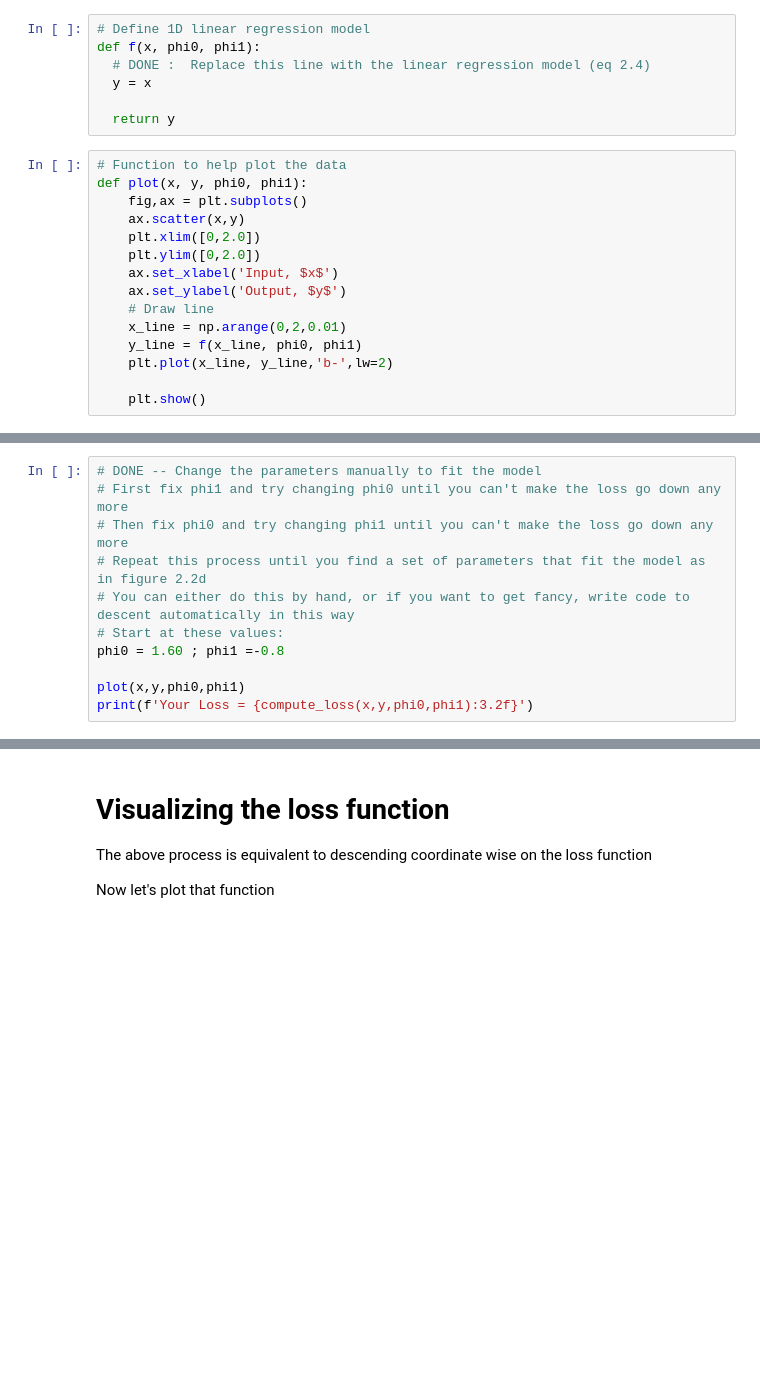
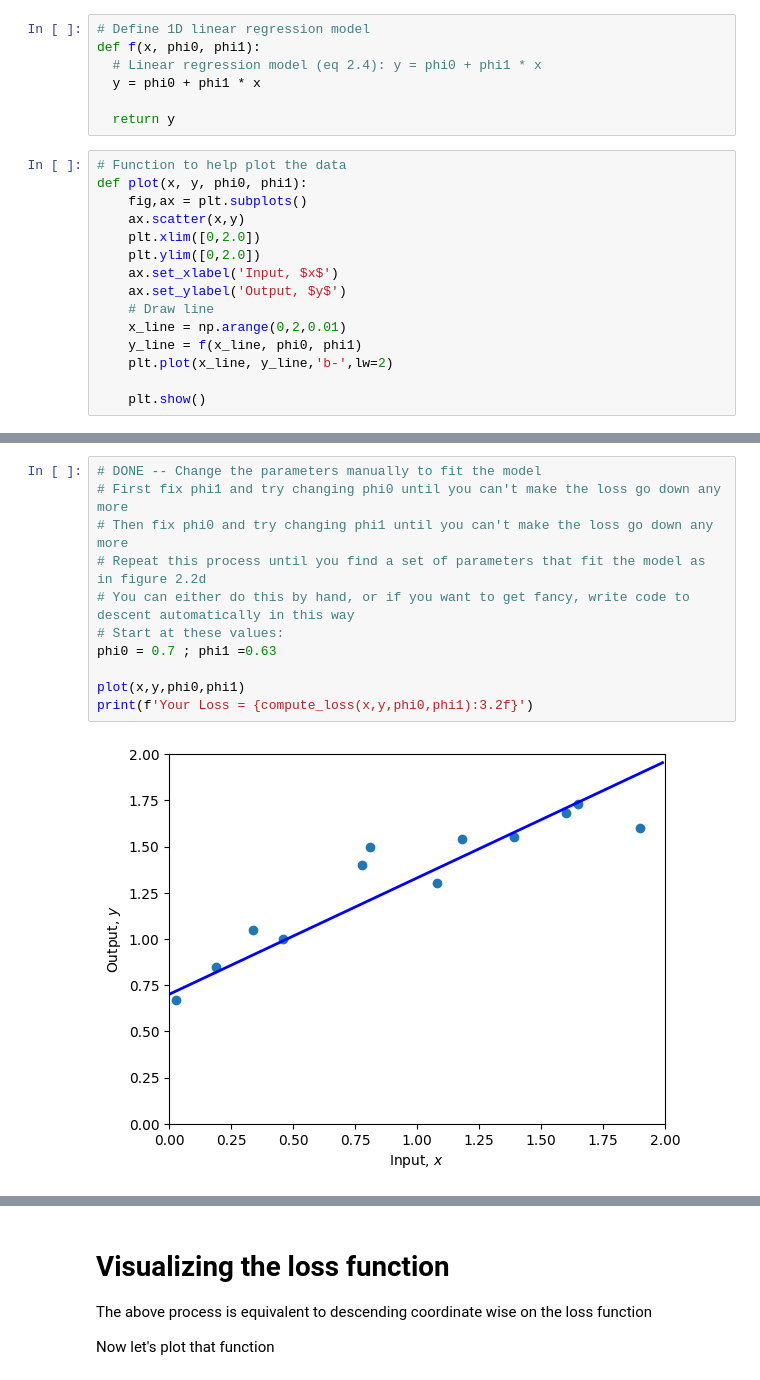
Before and after one commit to carl0sArauj0/Inteligencia-Artificial-2026-1, a Jupyter notebook: 1_Supervised_Learning/2_1_Supervised_Learning.ipynb, the cells around one changed output, grey strips where cells are left out. Saved outputs shown, nothing was run; the diff lists cells and outputs as text; blank space fills up the shorter version.

```diff
--- a/1_Supervised_Learning/2_1_Supervised_Learning.ipynb
+++ b/1_Supervised_Learning/2_1_Supervised_Learning.ipynb
@@ -23,8 +26,8 @@ print(y)
 # %%
 # Define 1D linear regression model
 def f(x, phi0, phi1):
-  # DONE :  Replace this line with the linear regression model (eq 2.4)
-  y = x
+  # Linear regression model (eq 2.4): y = phi0 + phi1 * x
+  y = phi0 + phi1 * x
 
   return y
 # %%
@@ -70,11 +80,13 @@ print(f'Your Loss = {loss:3.2f}, Ground truth =10.28')
 # %%
 # DONE -- Change the parameters manually to fit the model
 # First fix phi1 and try changing phi0 until you can't make the loss go down any more
 # Then fix phi0 and try changing phi1 until you can't make the loss go down any more
 # Repeat this process until you find a set of parameters that fit the model as in figure 2.2d
 # You can either do this by hand, or if you want to get fancy, write code to descent automatically in this way
 # Start at these values:
-phi0 = 1.60 ; phi1 =-0.8
+phi0 = 0.7 ; phi1 =0.63
 
 plot(x,y,phi0,phi1)
 print(f'Your Loss = {compute_loss(x,y,phi0,phi1):3.2f}')
+# %% [output]
+[figure, added]
```
Also changed, not shown: parts of 7 cells of this notebook.
